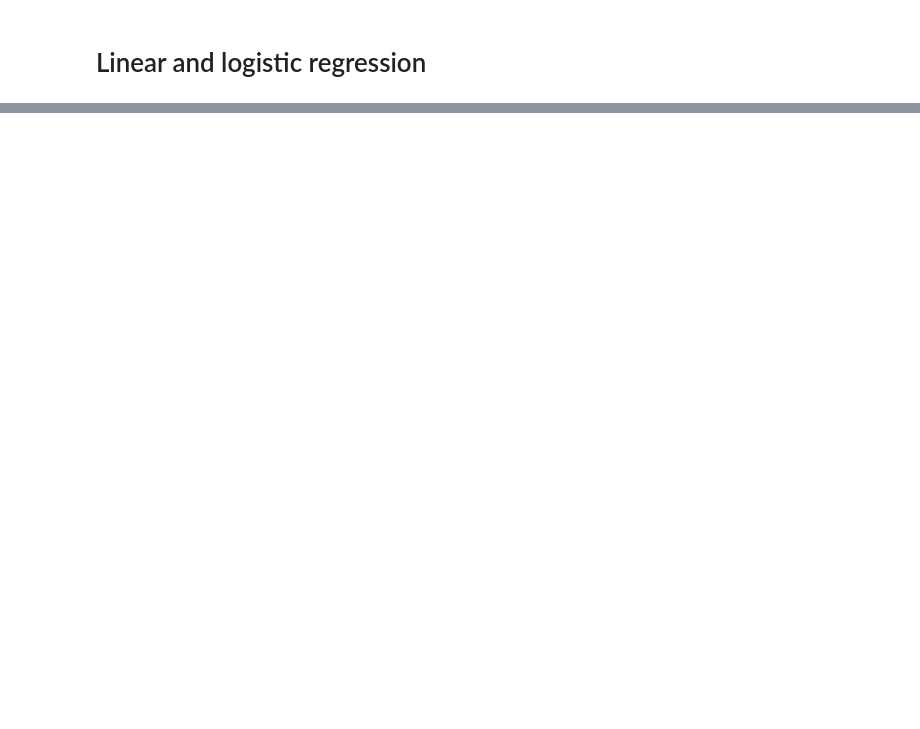
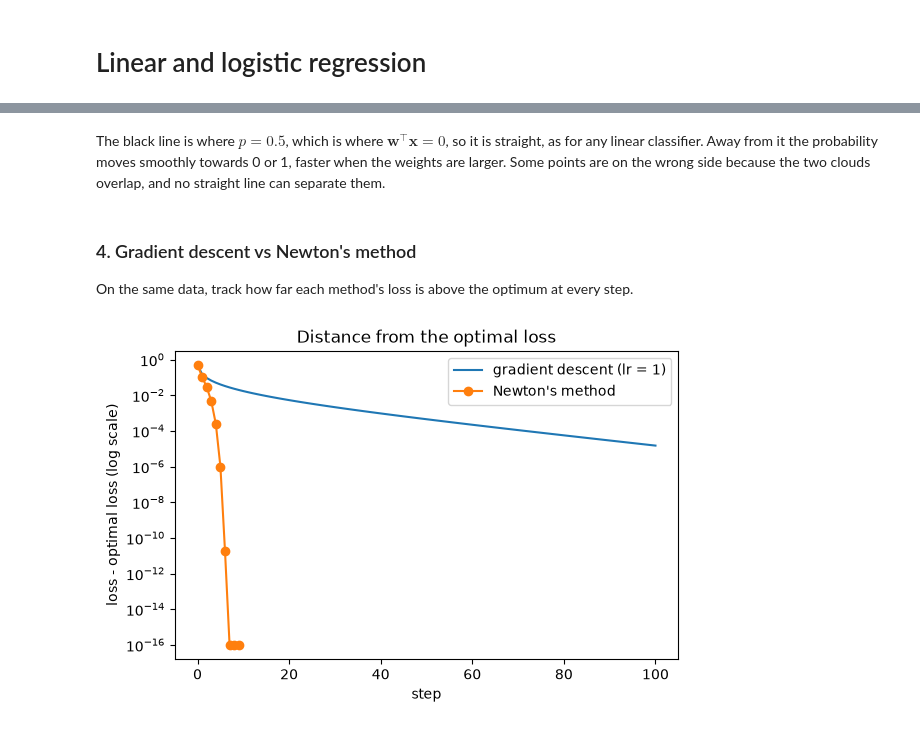
Before and after one commit to helenalm04/ml-foundations, a Jupyter notebook: notebooks/02-linear-logistic-regression.ipynb, the cells around one changed output, grey strips where cells are left out. Saved outputs shown, nothing was run; the diff lists cells and outputs as text; code cells hidden in the pictures; blank space fills up the shorter version.

```diff
--- a/notebooks/02-linear-logistic-regression.ipynb
+++ b/notebooks/02-linear-logistic-regression.ipynb
@@ -24,0 +301,20 @@
+# %% [markdown]
+The black line is where $p = 0.5$, which is where $\mathbf{w}^\top \mathbf{x} = 0$, so it is straight, as for any linear classifier. Away from it the probability moves smoothly towards 0 or 1, faster when the weights are larger. Some points are on the wrong side because the two clouds overlap, and no straight line can separate them.
+# %% [markdown]
+### 4. Gradient descent vs Newton's method
+
+On the same data, track how far each method's loss is above the optimum at every step.
+# %%
+_, gd_losses = gradient_descent(lambda w: bce(Xcb, yc, w), lambda w: bce_grad(Xcb, yc, w),
+                                np.zeros(3), lr=1.0, n_steps=100)
+best = newton_losses[-1]
+
+fig, ax = plt.subplots(figsize=(6.5, 4))
+# Clip at 1e-16 so steps where the gap is exactly 0 still show on the log scale
+ax.semilogy(np.maximum(gd_losses - best, 1e-16), label="gradient descent (lr = 1)")
+ax.semilogy(np.maximum(newton_losses - best, 1e-16), "o-", label="Newton's method")
+ax.set(title="Distance from the optimal loss", xlabel="step", ylabel="loss - optimal loss (log scale)")
+ax.legend()
+plt.show()
+# %% [output]
+[figure, added]
```
Also changed, not shown: parts of 27 cells of this notebook, 1 other file.
